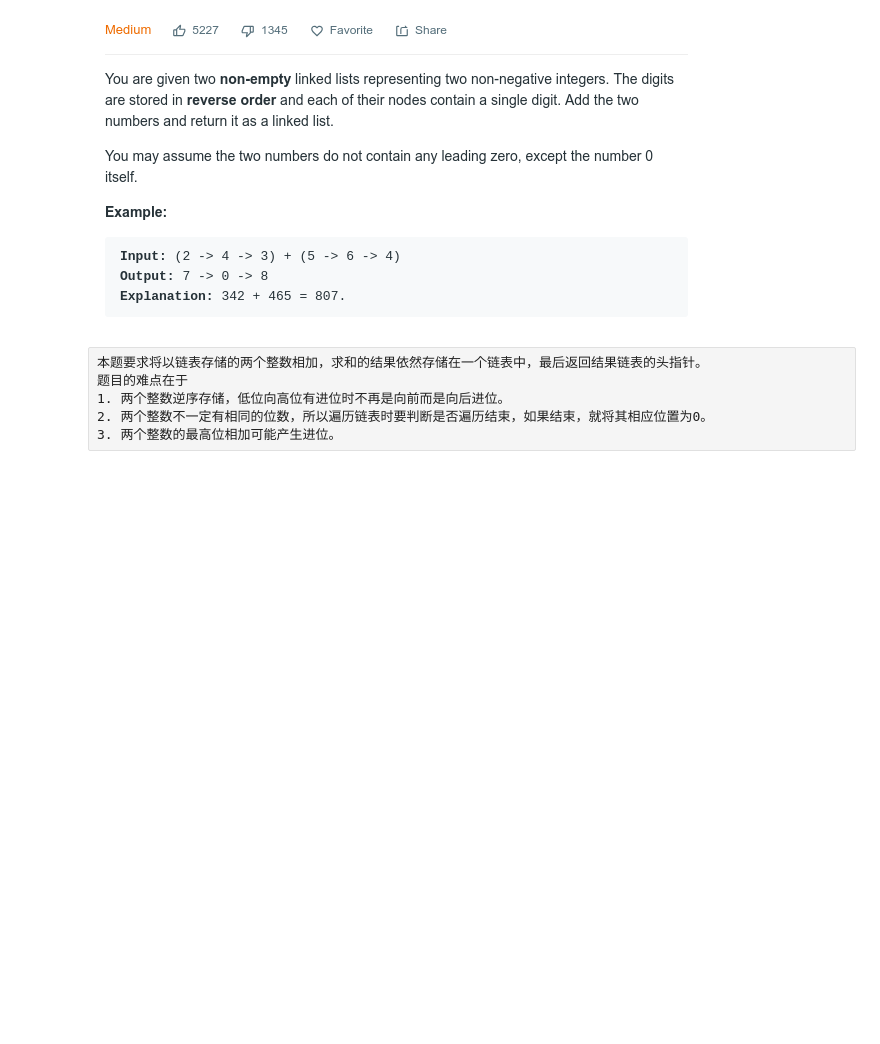
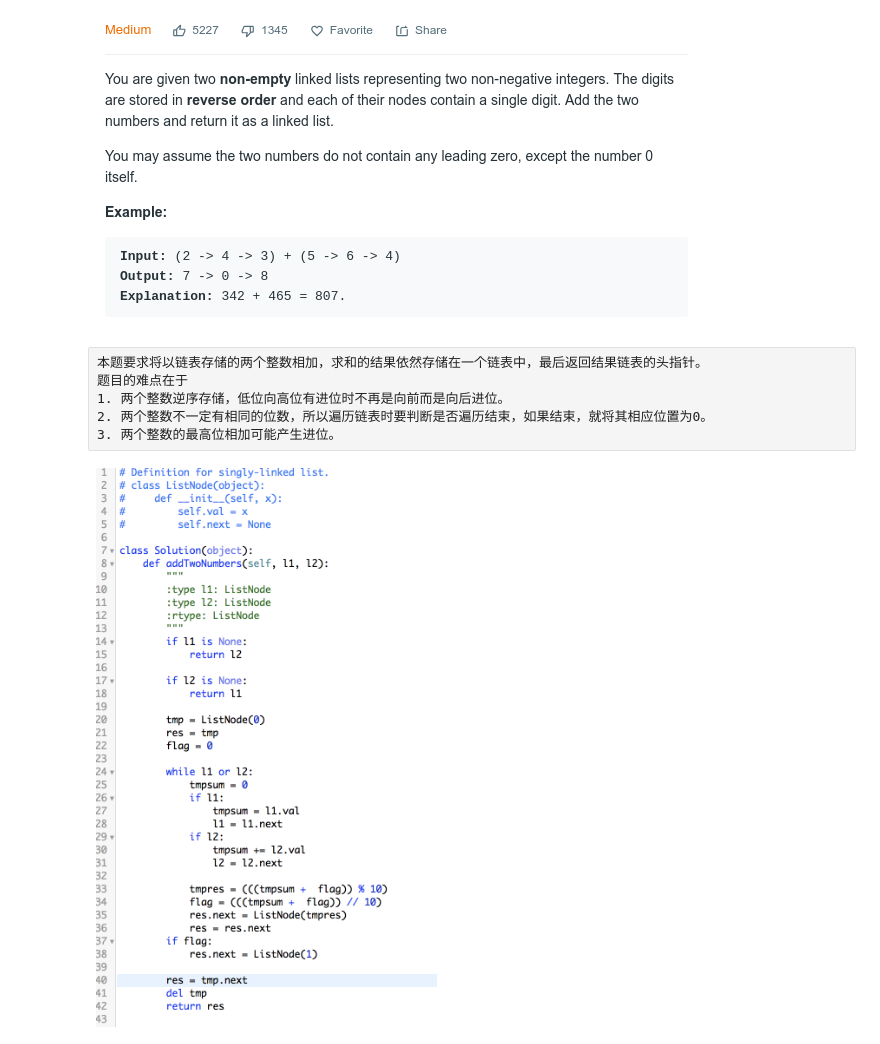
Before and after one commit to leimingyu/codinginterview, a Jupyter notebook: leetcode/Medium.ipynb, the cells around one changed output. Saved outputs shown, nothing was run; the diff lists cells and outputs as text; code cells hidden in the pictures; blank space fills up the shorter version.

```diff
--- a/leetcode/Medium.ipynb
+++ b/leetcode/Medium.ipynb
@@ -12,3 +12,7 @@ Image(filename='./imgs/Screenshot_2019-06-04_15-55-47.png')
 1. 两个整数逆序存储，低位向高位有进位时不再是向前而是向后进位。
 2. 两个整数不一定有相同的位数，所以遍历链表时要判断是否遍历结束，如果结束，就将其相应位置为0。
 3. 两个整数的最高位相加可能产生进位。
+# %%
+Image(filename='./imgs/2.png')
+# %% [output]
+[figure, added]
```
